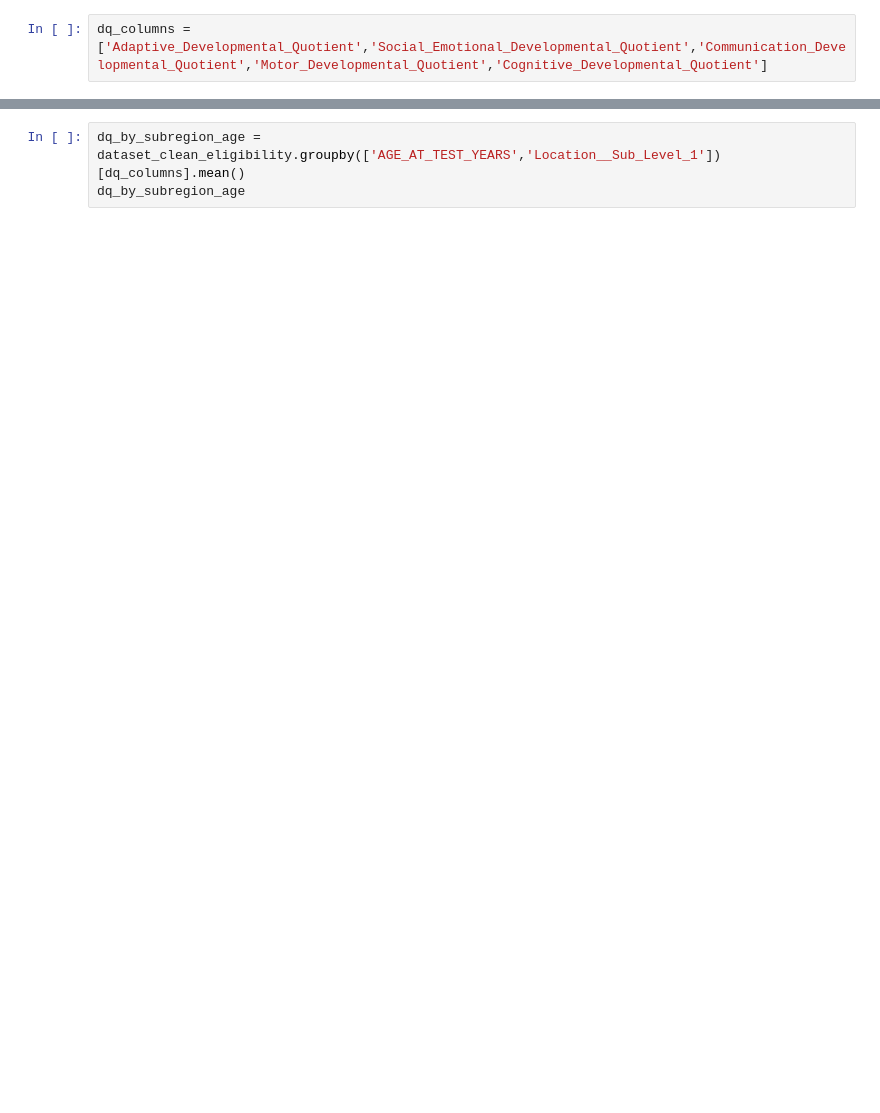
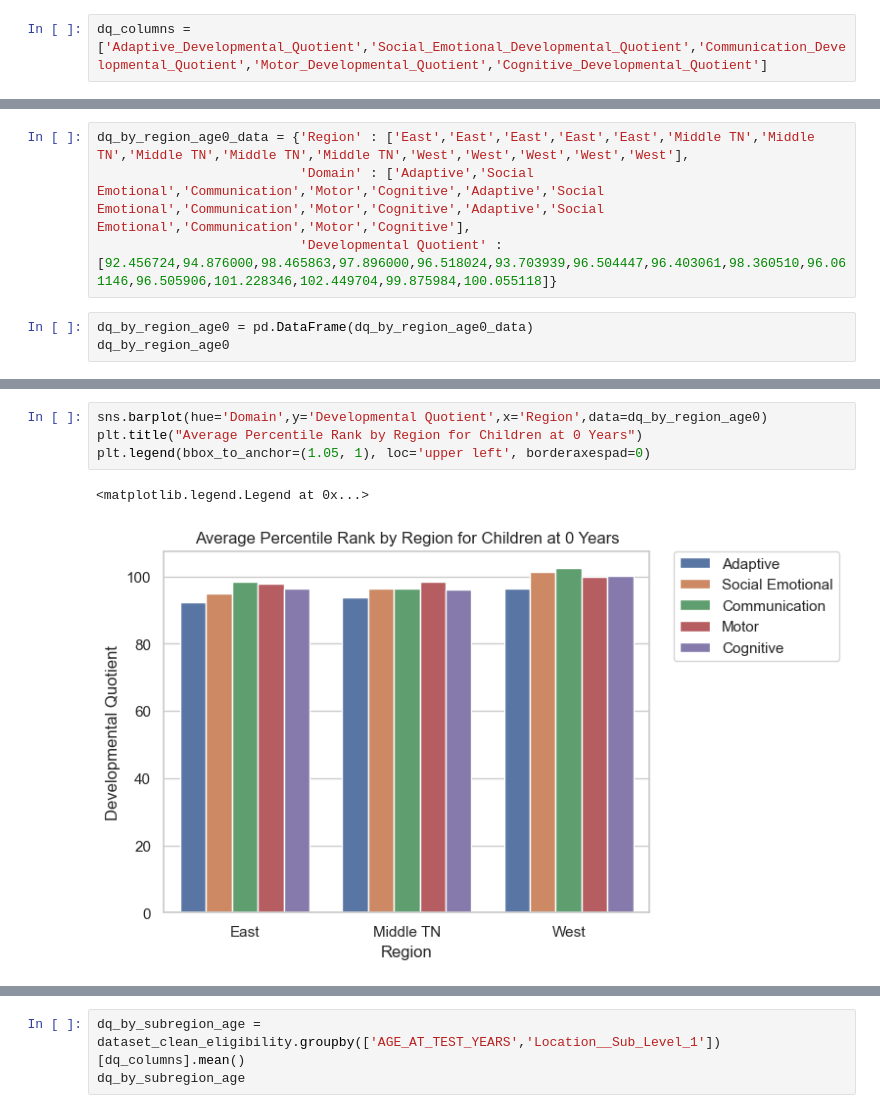
Before and after one commit to NSS-Data-Analytics-Cohort-10/teis-concat-dog, a Jupyter notebook: notebooks/teis_new.ipynb, the cells around one changed output, grey strips where cells are left out. Cells and saved outputs as stored; diff of their text form; blank space fills up the shorter version.

```diff
--- a/notebooks/teis_new.ipynb
+++ b/notebooks/teis_new.ipynb
@@ -156,3 +221,10 @@ dq_by_region_age
 | 3.0 | East | 84.196682 | 89.682464 | 73.570071 | ... |
 |  | Middle TN | 83.170213 | 89.184659 | 70.910638 | ... |
 |  | West | 85.598753 | 92.760915 | 72.207900 | ... |
+# %%
+dq_by_region_age0_data = {'Region' : ['East','East','East','East','East','Middle TN','Middle TN','Middle TN','Middle TN','Middle TN','West','West','West','West','West'],
+                          'Domain' : ['Adaptive','Social Emotional','Communication','Motor','Cognitive','Adaptive','Social Emotional','Communication','Motor','Cognitive','Adaptive','Social Emotional','Communication','Motor','Cognitive'],
+                          'Developmental Quotient' : [92.456724,94.876000,98.465863,97.896000,96.518024,93.703939,96.504447,96.403061,98.360510,96.061146,96.505906,101.228346,102.449704,99.875984,100.055118]}
+# %%
+dq_by_region_age0 = pd.DataFrame(dq_by_region_age0_data)
+dq_by_region_age0
@@ -158,0 +248,7 @@ dq_by_region_age
+# %%
+sns.barplot(hue='Domain',y='Developmental Quotient',x='Region',data=dq_by_region_age0)
+plt.title("Average Percentile Rank by Region for Children at 0 Years")
+plt.legend(bbox_to_anchor=(1.05, 1), loc='upper left', borderaxespad=0)
+# %% [output]
+<matplotlib.legend.Legend at 0x...>
+[figure, added]
```
Also changed, not shown: parts of 13 cells of this notebook.
